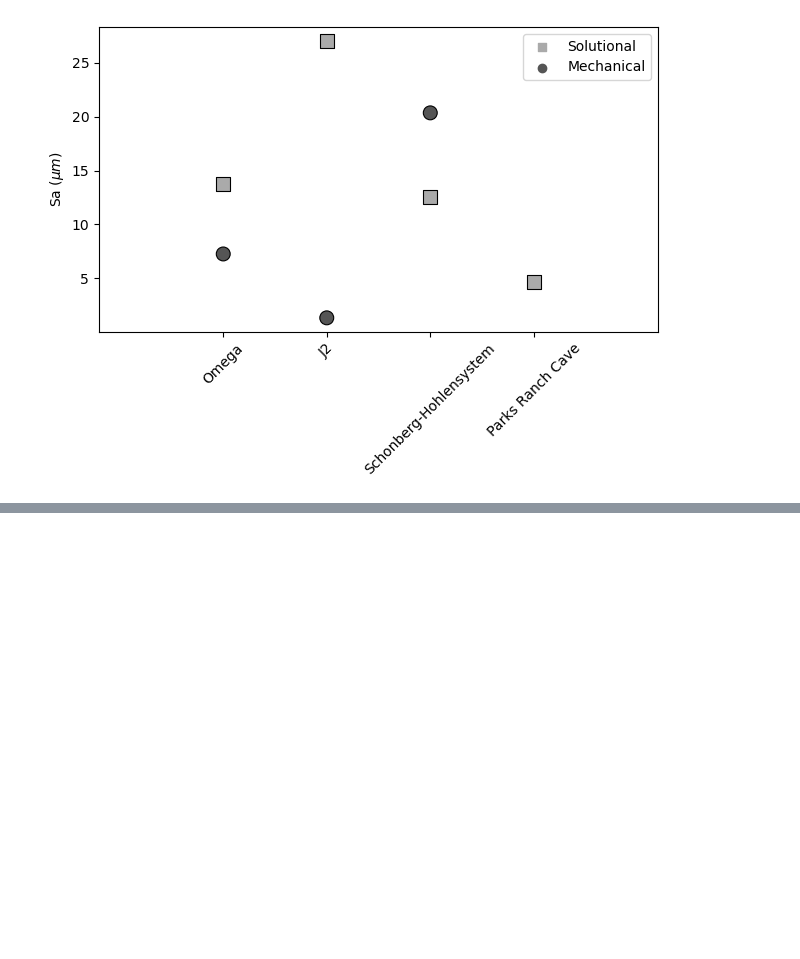
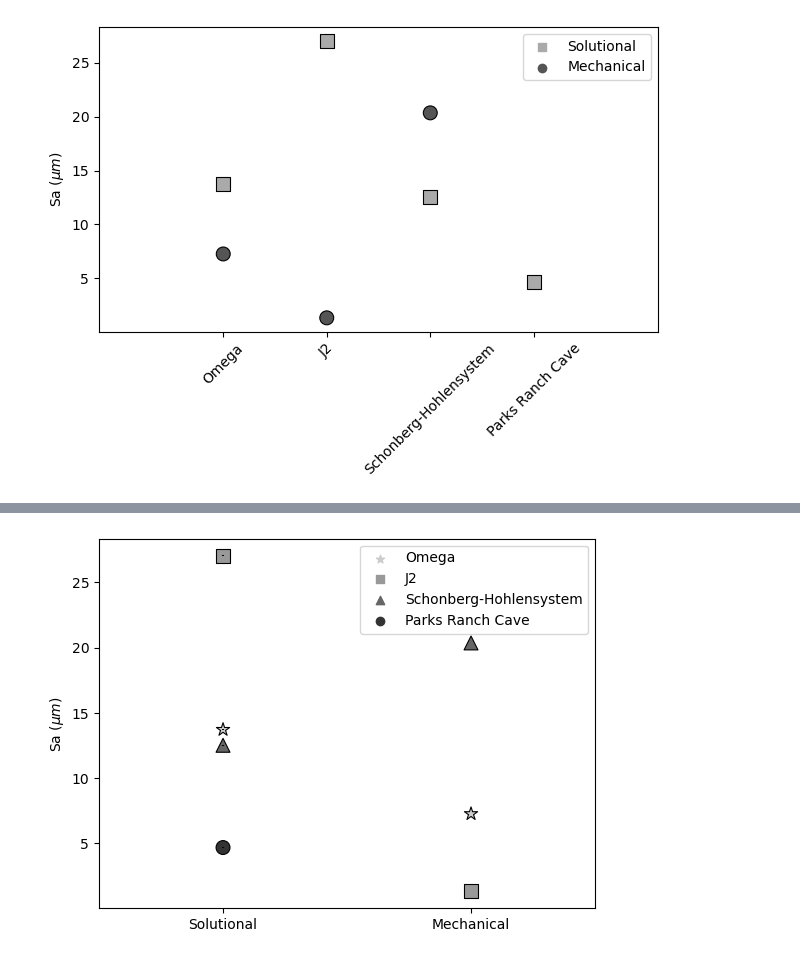
Before and after one commit to ethanoleson/Scallop_code, a Jupyter notebook: Roughness_figure/roughness2.ipynb, the cells around one changed output, grey strips where cells are left out. Saved outputs shown, nothing was run; the diff lists cells and outputs as text; code cells hidden in the pictures; blank space fills up the shorter version.

Commit message:
plotting function defined

```diff
--- a/Roughness_figure/roughness2.ipynb
+++ b/Roughness_figure/roughness2.ipynb
@@ -85 +102,26 @@ plt.legend(title = '')
 [figure]
+# %%
+import seaborn as sns
+import matplotlib.pyplot as plt
+
+# Assuming cm_data is a DataFrame with columns 'feature', 'sa', and 'cave'
+
+# Scatter plot
+sns.scatterplot(data=cm_data, x='feature', y='sa', hue='cave',
+                style='cave', markers={'Parks Ranch Cave': 'o', 'J2': 's', 'Schonberg-Hohlensystem': '^', 'Omega': '*'},
+                palette='binary', s=100, edgecolor='black')
+
+# Get x and y positions
+x_positions = cm_data['feature']
+y_positions = cm_data['sa']
+
+# Error bars
+plt.errorbar(x=x_positions, y=y_positions, yerr=0.02, fmt='none', color='black')
+
+plt.margins(x=0.5)
+plt.xlabel('')
+plt.ylabel('Sa $(\mu m)$')
+plt.legend(title='')
+plt.show()
+# %% [output]
+[figure, added]
```
Also changed, not shown: parts of 11 cells of this notebook, 1 other file.
